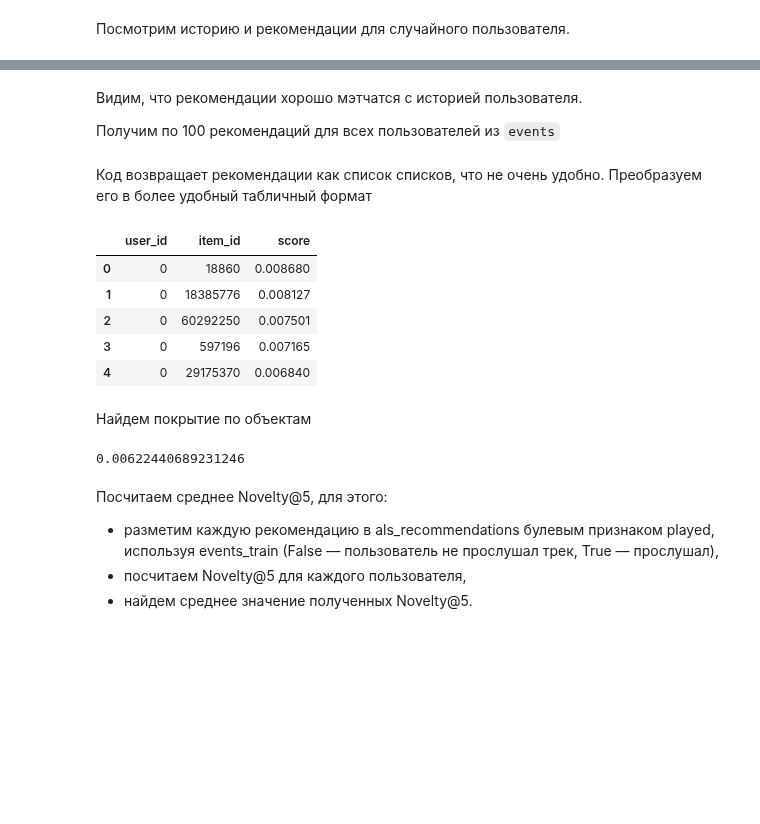
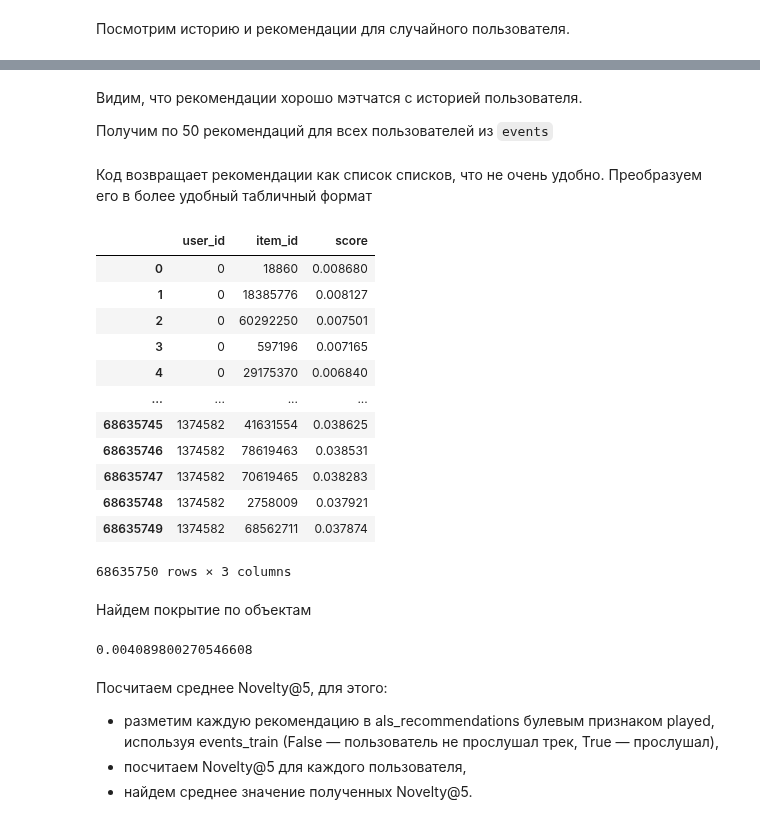
Before and after one commit to ibnkir/music-recsys-project, a Jupyter notebook: recommendations.ipynb, the cells around one changed output, grey strips where cells are left out. Cells and saved outputs as stored; diff of their text form; code cells hidden in the pictures; blank space fills up the shorter version.

```diff
--- a/recommendations.ipynb
+++ b/recommendations.ipynb
@@ -887,7 +884,7 @@ user_id: 191352
 # %% [markdown]
 Видим, что рекомендации хорошо мэтчатся с историей пользователя.
 
-Получим по 100 рекомендаций для всех пользователей из `events`
+Получим по 50 рекомендаций для всех пользователей из `events`
 # %%
 # Получаем список всех возможных user_id (перекодированных)
 user_ids_encoded = range(len(user_encoder.classes_))
@@ -897,7 +894,7 @@ als_recommendations = als_model.recommend(
     user_ids_encoded,
     user_item_matrix_train[user_ids_encoded],
     filter_already_liked_items=False,
-    N=100)
+    N=50)
 # %% [markdown]
 Код возвращает рекомендации как список списков, что не очень удобно. Преобразуем его в более удобный табличный формат
 # %%
@@ -922,14 +919,21 @@ als_recommendations = als_recommendations.drop(columns=["user_id_enc", "item_id_
 # %%
 # Смотрим, что получилось
 als_recommendations = als_recommendations[["user_id", "item_id", "score"]]
-als_recommendations.head()
+als_recommendations
 # %% [output]
 |  | user_id | item_id | score |
 | 0 | 0 | 18860 | 0.008680 |
 | 1 | 0 | 18385776 | 0.008127 |
 | 2 | 0 | 60292250 | 0.007501 |
 | 3 | 0 | 597196 | 0.007165 |
 | 4 | 0 | 29175370 | 0.006840 |
+| ... | ... | ... | ... |
+| 68635745 | 1374582 | 41631554 | 0.038625 |
+| 68635746 | 1374582 | 78619463 | 0.038531 |
+| 68635747 | 1374582 | 70619465 | 0.038283 |
+| 68635748 | 1374582 | 2758009 | 0.037921 |
+| 68635749 | 1374582 | 68562711 | 0.037874 |
+68635750 rows × 3 columns
 # %%
 # Сохраним полученные рекомендации в файл
 als_recommendations.to_parquet("personal_als.parquet")
@@ -939,7 +943,7 @@ als_recommendations.to_parquet("personal_als.parquet")
 cov_items = als_recommendations['item_id'].nunique() / len(items)
 print(cov_items)
 # %% [output]
-0.00622440689231246
+0.004089800270546608
 # %% [markdown]
 Посчитаем среднее Novelty@5, для этого:
 - разметим каждую рекомендацию в als_recommendations булевым признаком played, используя events_train
```
Also changed, not shown: parts of 19 cells of this notebook, 2 other files.
